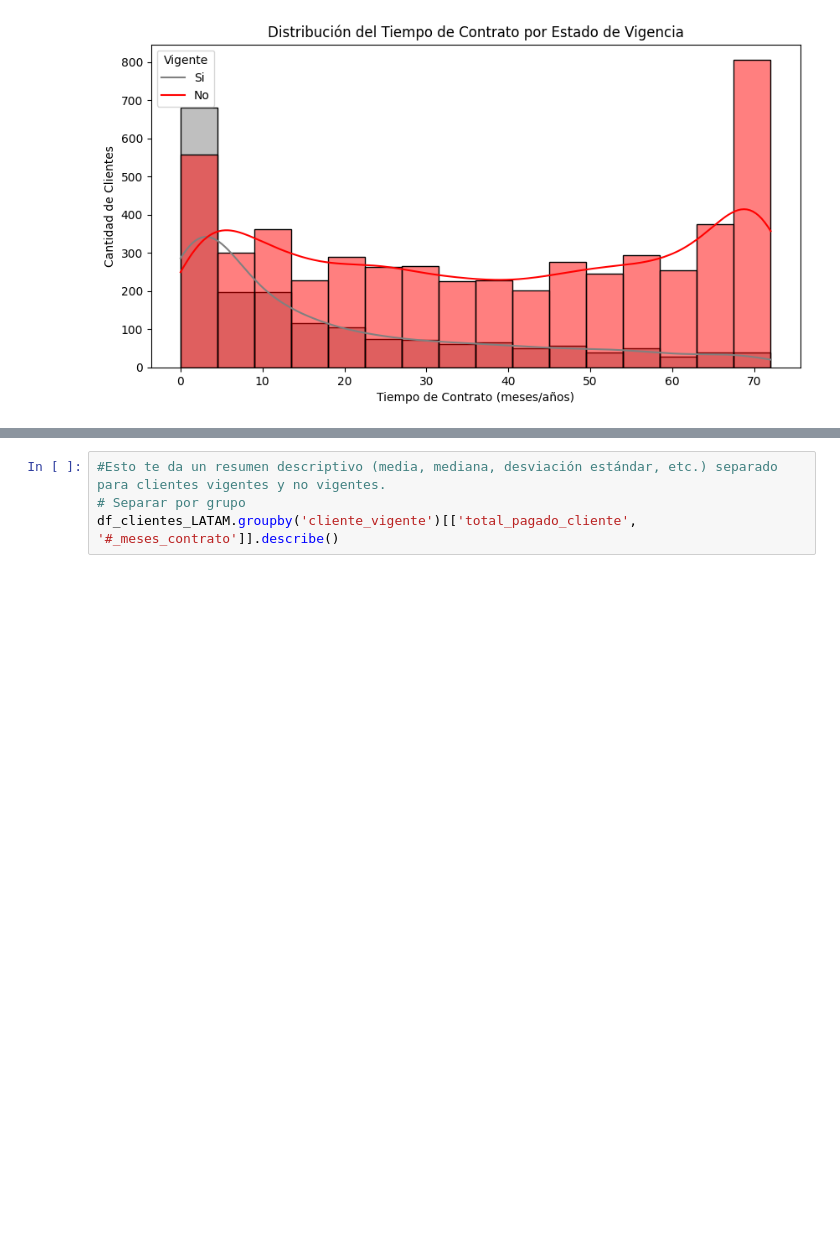
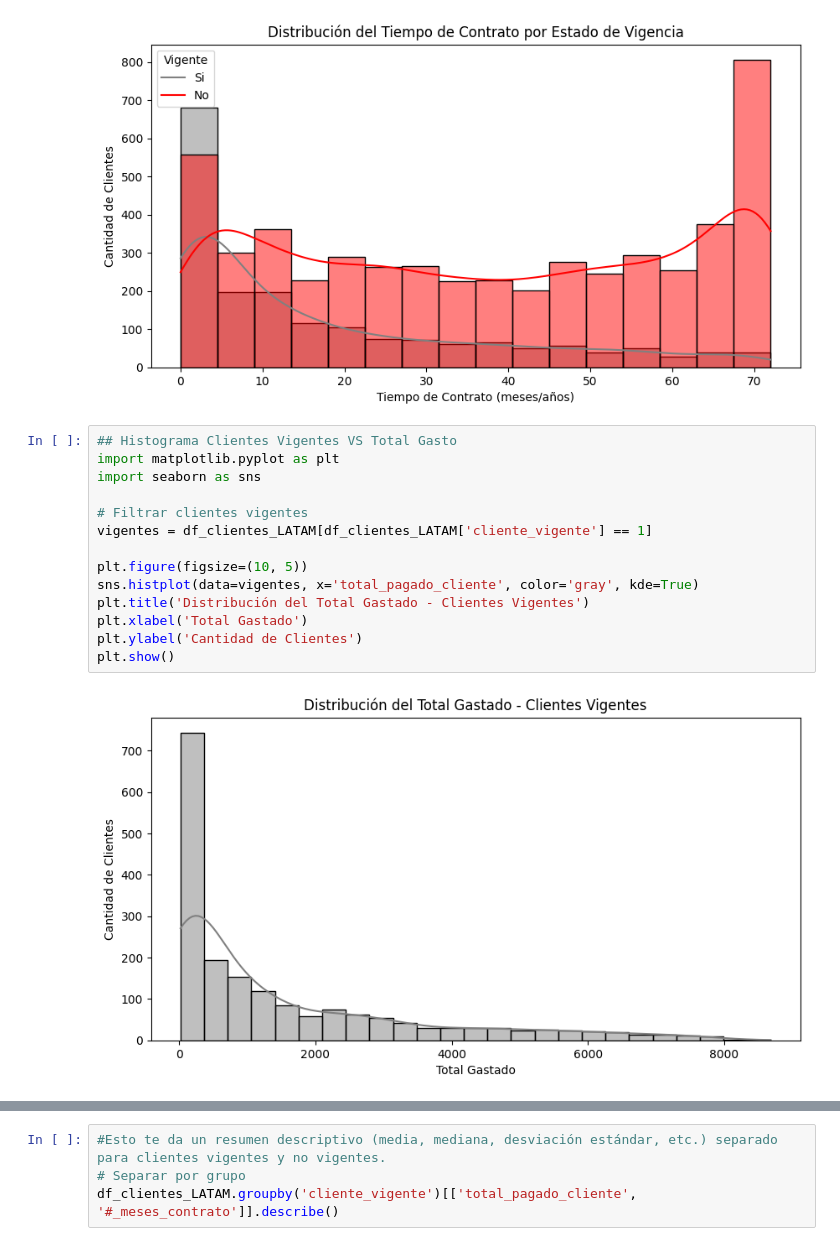
Before and after one commit to Starleen1996/Challenger_Telecom_Latam, a Jupyter notebook: TelecomX_LATAM.ipynb, the cells around one changed output, grey strips where cells are left out. Saved outputs shown, nothing was run; the diff lists cells and outputs as text; blank space fills up the shorter version.

```diff
--- a/TelecomX_LATAM.ipynb
+++ b/TelecomX_LATAM.ipynb
@@ -724,3 +724,19 @@ plt.show()
 # %% [output]
 [figure]
 [figure]
+# %%
+## Histograma Clientes Vigentes VS Total Gasto
+import matplotlib.pyplot as plt
+import seaborn as sns
+
+# Filtrar clientes vigentes
+vigentes = df_clientes_LATAM[df_clientes_LATAM['cliente_vigente'] == 1]
+
+plt.figure(figsize=(10, 5))
+sns.histplot(data=vigentes, x='total_pagado_cliente', color='gray', kde=True)
+plt.title('Distribución del Total Gastado - Clientes Vigentes')
+plt.xlabel('Total Gastado')
+plt.ylabel('Cantidad de Clientes')
+plt.show()
+# %% [output]
+[figure, added]
```
Also changed, not shown: parts of 3 cells of this notebook.
